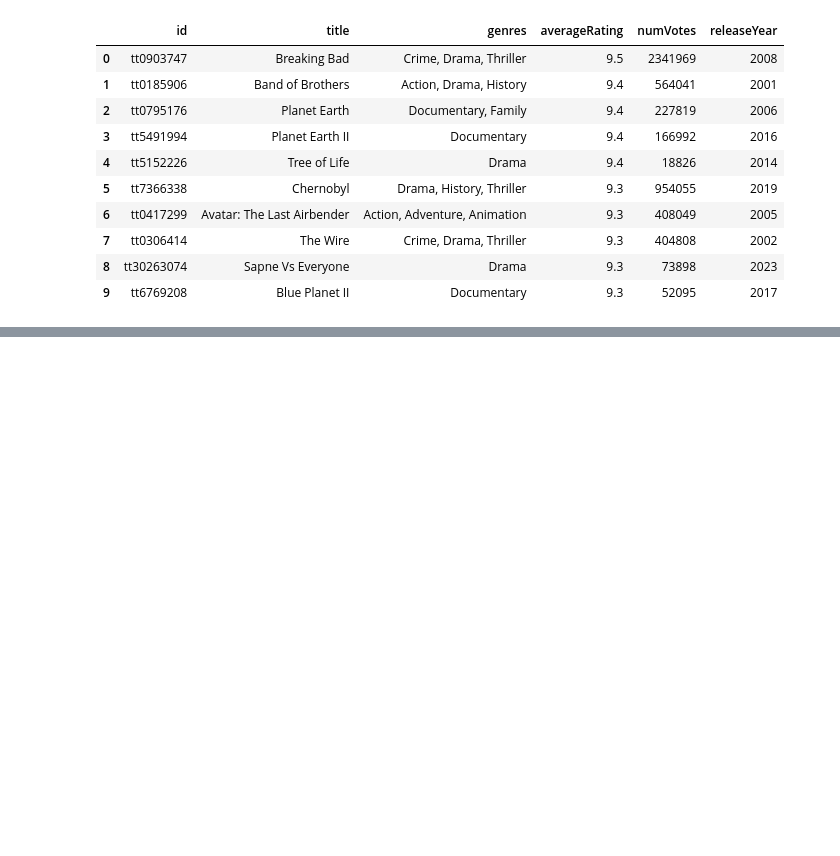
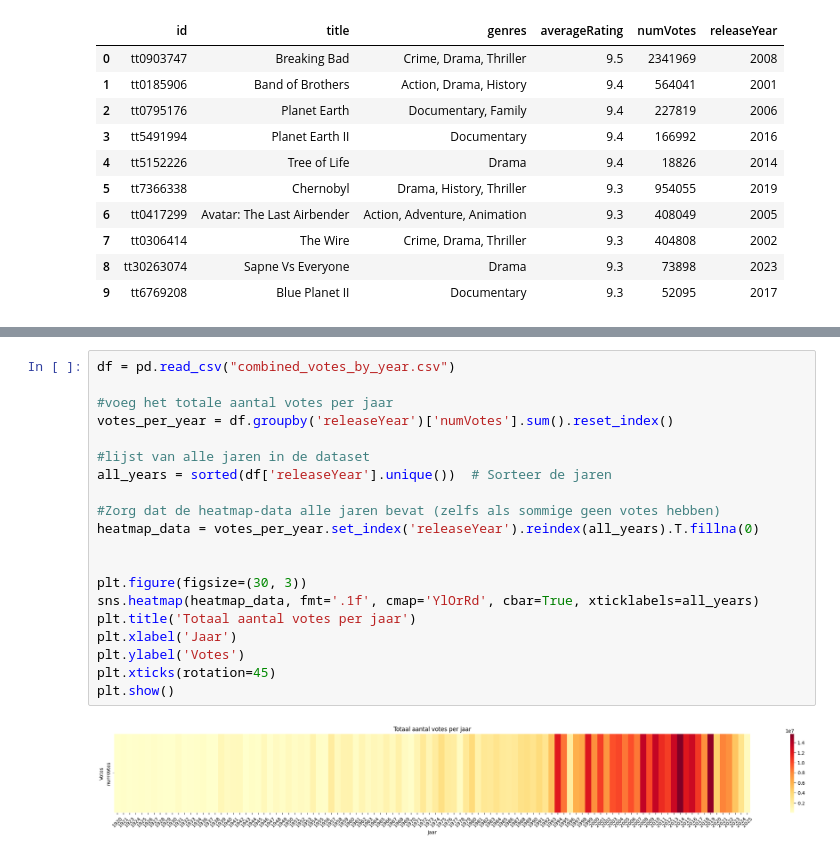
Before and after one commit to WuStanley2006/InfoVis, a Jupyter notebook: main.ipynb, the cells around one changed output, grey strips where cells are left out. Saved outputs shown, nothing was run; the diff lists cells and outputs as text; blank space fills up the shorter version.

Commit message:
heatmap en histogram al gedaan

```diff
--- a/main.ipynb
+++ b/main.ipynb
@@ -68,0 +97,22 @@ data.head(n=10)
+# %%
+df = pd.read_csv("combined_votes_by_year.csv")
+
+#voeg het totale aantal votes per jaar
+votes_per_year = df.groupby('releaseYear')['numVotes'].sum().reset_index()
+
+#lijst van alle jaren in de dataset
+all_years = sorted(df['releaseYear'].unique())  # Sorteer de jaren
+
+#Zorg dat de heatmap-data alle jaren bevat (zelfs als sommige geen votes hebben)
+heatmap_data = votes_per_year.set_index('releaseYear').reindex(all_years).T.fillna(0)
+
+
+plt.figure(figsize=(30, 3))
+sns.heatmap(heatmap_data, fmt='.1f', cmap='YlOrRd', cbar=True, xticklabels=all_years)
+plt.title('Totaal aantal votes per jaar')
+plt.xlabel('Jaar')
+plt.ylabel('Votes')
+plt.xticks(rotation=45)
+plt.show()
+# %% [output]
+[figure, added]
```
Also changed, not shown: parts of 6 cells of this notebook, 1 other file.
